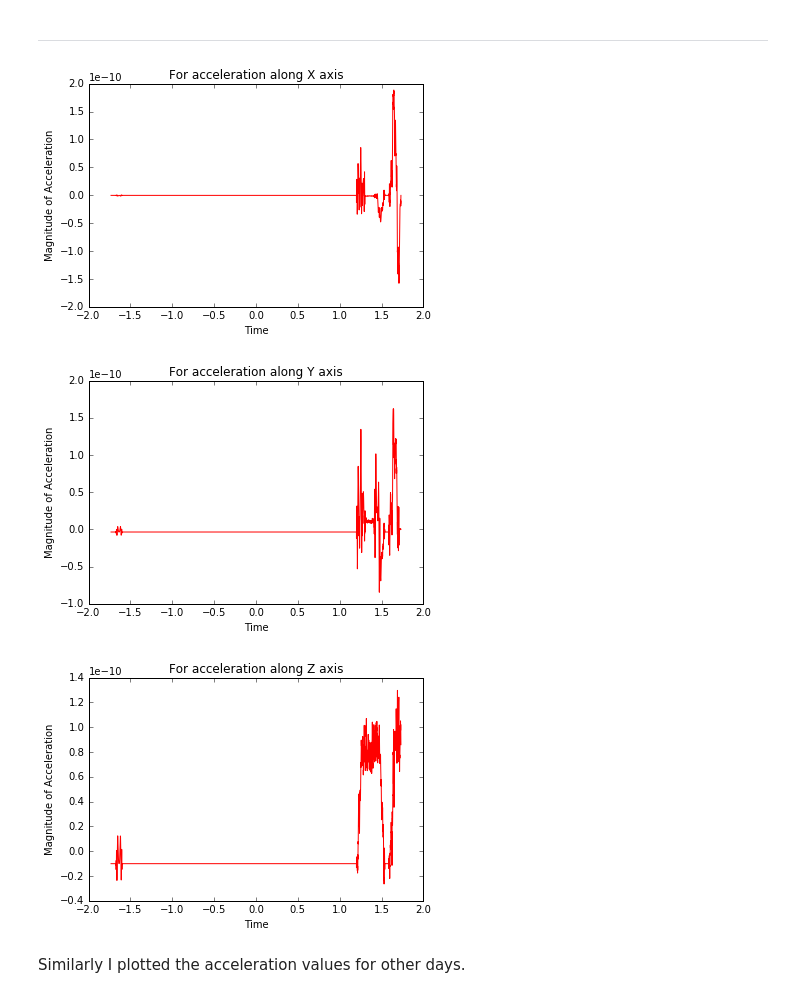
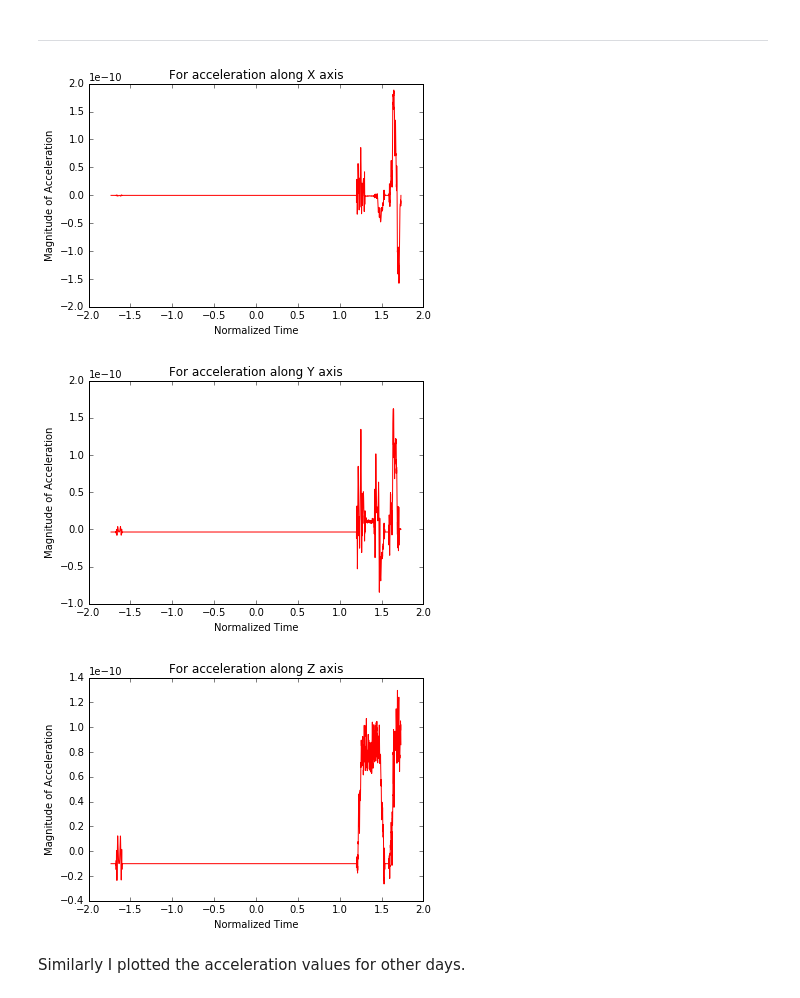
Before and after one commit to prateekiiest/Student-Group-Activity-Recognition, a Jupyter notebook: InternshipDocs.ipynb, the cells around one changed output. Saved outputs shown, nothing was run; the diff lists cells and outputs as text; code cells hidden in the pictures.

```diff
--- a/InternshipDocs.ipynb
+++ b/InternshipDocs.ipynb
@@ -461,34 +464,34 @@ def savitzky_golay(y, window_size, order, deriv=0, rate=1):
 # %%
 xhat = savitzky_golay(Y_scale, 111, 10) # window size 111, polynomial order
 yhat = savitzky_golay(Y_scale2, 111, 10)
 zhat = savitzky_golay(Y_scale3, 111, 10)
 
 # Plotting the acceleration values bu smoothing data
 
 plt.title('For acceleration along X axis')
 plt.plot(X_scale,xhat,'r')
-plt.xlabel('Time')
+plt.xlabel('Normalized Time')
 plt.ylabel('Magnitude of Acceleration')
 plt.show()
 
 
 
 plt.title('For acceleration along Y axis')
 plt.plot(X_scale,yhat,'r')
-plt.xlabel('Time')
+plt.xlabel('Normalized Time')
 plt.ylabel('Magnitude of Acceleration')
 plt.show()
 
 
 plt.title('For acceleration along Z axis')
 plt.plot(X_scale,zhat,'r')
-plt.xlabel('Time')
+plt.xlabel('Normalized Time')
 plt.ylabel('Magnitude of Acceleration')
 plt.show()
 # %% [output]
-[figure, old version]
+[figure, new version]
-[figure, old version]
+[figure, new version]
-[figure, old version]
+[figure, new version]
 # %% [markdown]
 Similarly I plotted the acceleration values for other days.
 # %% [markdown]
```
Also changed, not shown: parts of 4 cells of this notebook.
